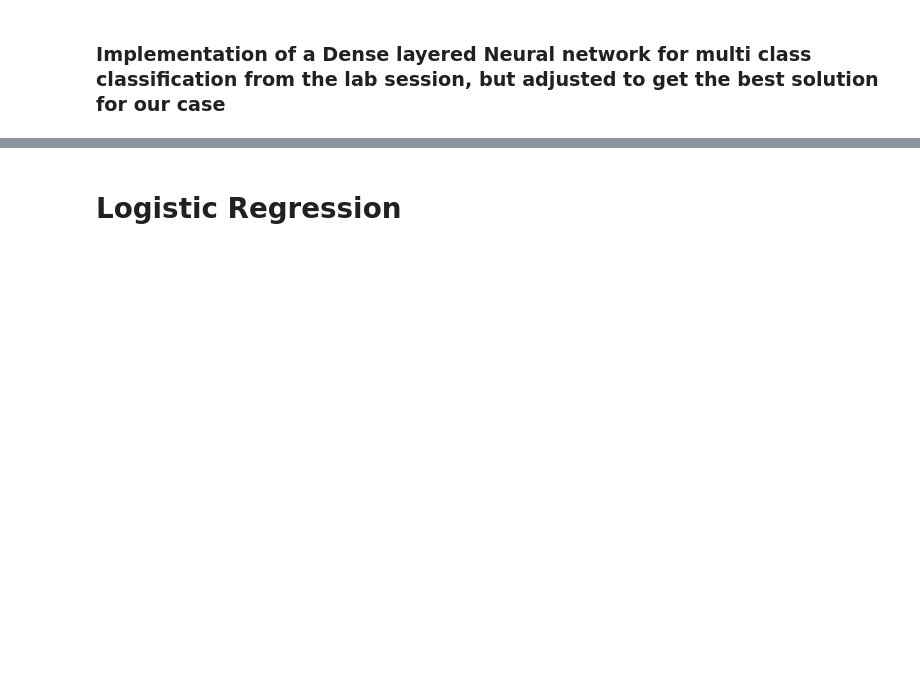
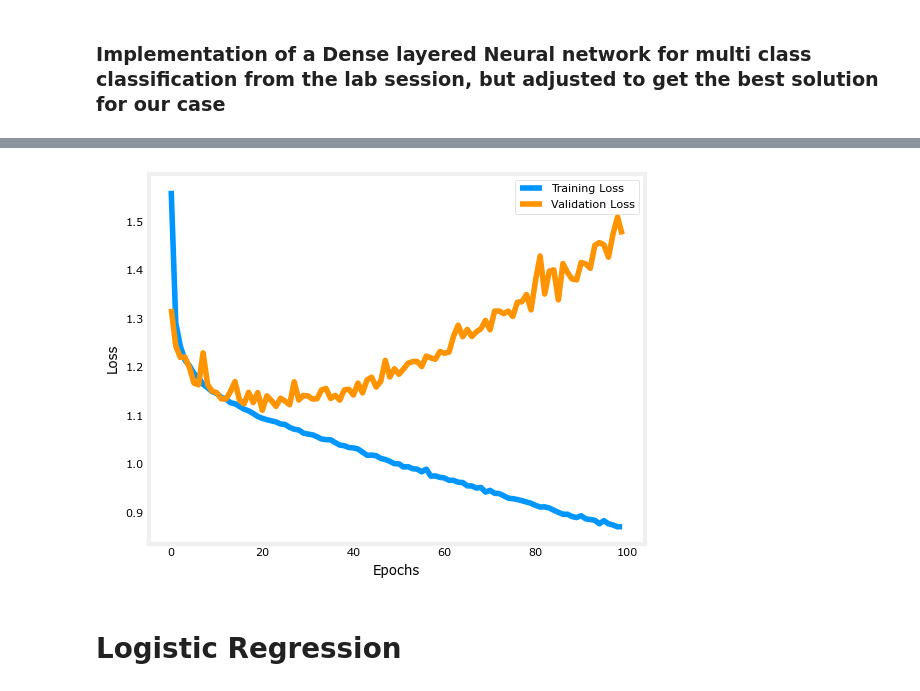
Before and after one commit to jebs77/Machine-Learning, a Jupyter notebook: project/final_implementation.ipynb, the cells around one changed output, grey strips where cells are left out. Drawn from its saved outputs; the diff is of its cells as text; code cells hidden in the pictures; blank space fills up the shorter version.

```diff
--- a/project/final_implementation.ipynb
+++ b/project/final_implementation.ipynb
@@ -192,0 +192,11 @@ Epoch 100/100
+# %%
+test_loss, test_accuracy = model.evaluate(X_test, Y_test)
+
+# Plot training and validation loss
+plt.plot(train.history['loss'], label='Training Loss')
+plt.plot(train.history['val_loss'], label='Validation Loss')
+plt.xlabel('Epochs')
+plt.ylabel('Loss')
+plt.legend()
+plt.show()
+# %% [output]
@@ -193,3 +204,4 @@ Epoch 100/100
+[figure, added]
 # %% [markdown]
 # Logistic Regression
 # %% [markdown]
```
Also changed, not shown: parts of 13 cells of this notebook.
